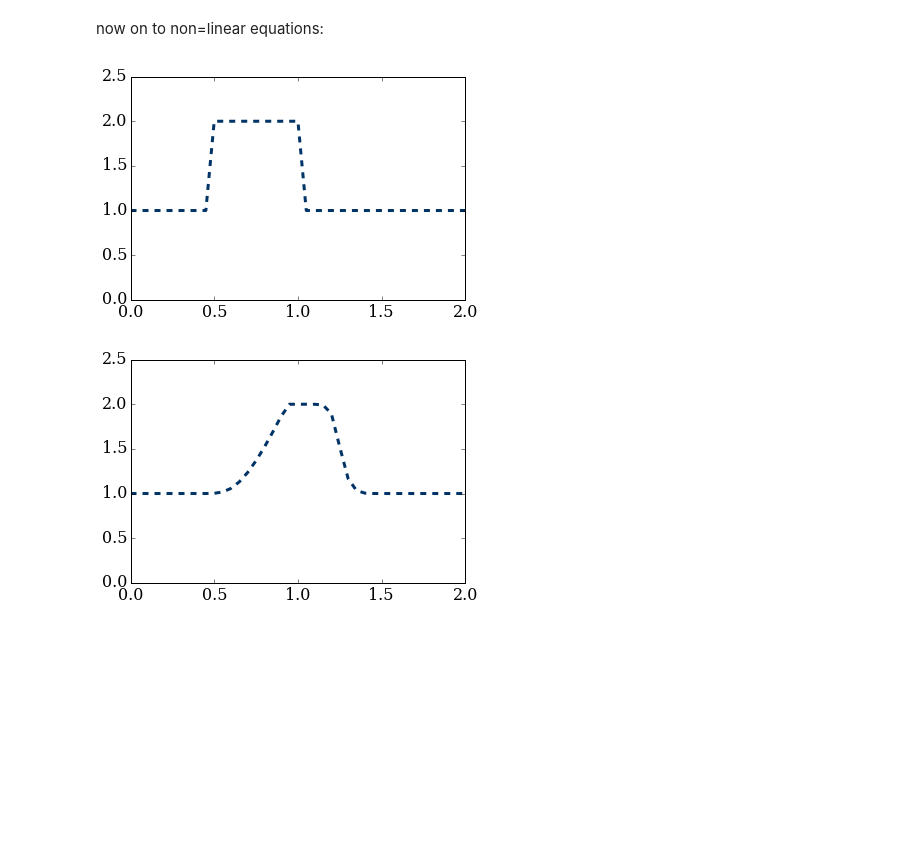
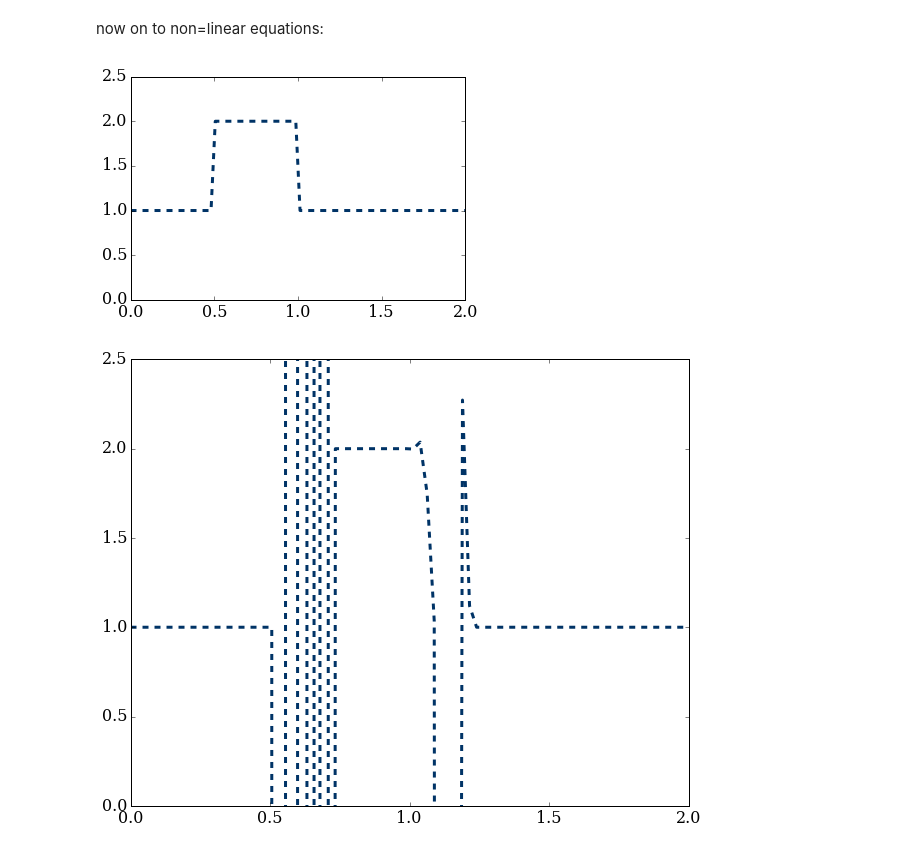
Before and after one commit to numerical-mooc/numerical-mooc, a Jupyter notebook: Chris Tiu/Spacetime/Tiu_Notebook_1.ipynb, the cells around one changed output. Saved outputs shown, nothing was run; the diff lists cells and outputs as text; code cells hidden in the pictures; blank space fills up the shorter version.

```diff
--- a/Chris Tiu/Spacetime/Tiu_Notebook_1.ipynb
+++ b/Chris Tiu/Spacetime/Tiu_Notebook_1.ipynb
@@ -11,7 +11,7 @@ rcParams['font.family'] = 'serif'
 rcParams['font.size'] = 16
 # %%
 #Creating necessary variables
-nx=41
+nx=80
 dx=2/(nx-1)
 nt=25
 dt=0.02
@@ -83,7 +100,7 @@ now on to non=linear equations:
 
 
 ##problem parameters
-nx = 41
+nx = 80
 dx = 2/(nx-1)
 nt = 10
 dt = .02
@@ -95,17 +112,18 @@ u[numpy.intersect1d(lbound, ubound)]=2
 pyplot.plot(x, u, color='#003366', ls='--', lw=3)
 pyplot.ylim(0,2.5);
 # %% [output]
-[figure, old version]
+[figure, new version]
 # %%
 for n in range(1, nt):
     un = u.copy()
     u[1:] = un[1:]-un[1:]*dt/dx*(un[1:]-un[0:-1])
     u[0] = 1.0
 # %%
+pyplot.figure(figsize=(10,8))
 pyplot.plot(x, u, color='#003366', ls='--', lw=3)
 pyplot.ylim(0,2.5);
 # %% [output]
-[figure, old version]
+[figure, new version]
 # %%
 
 
```
Also changed, not shown: parts of 7 cells of this notebook, 1 other file.
